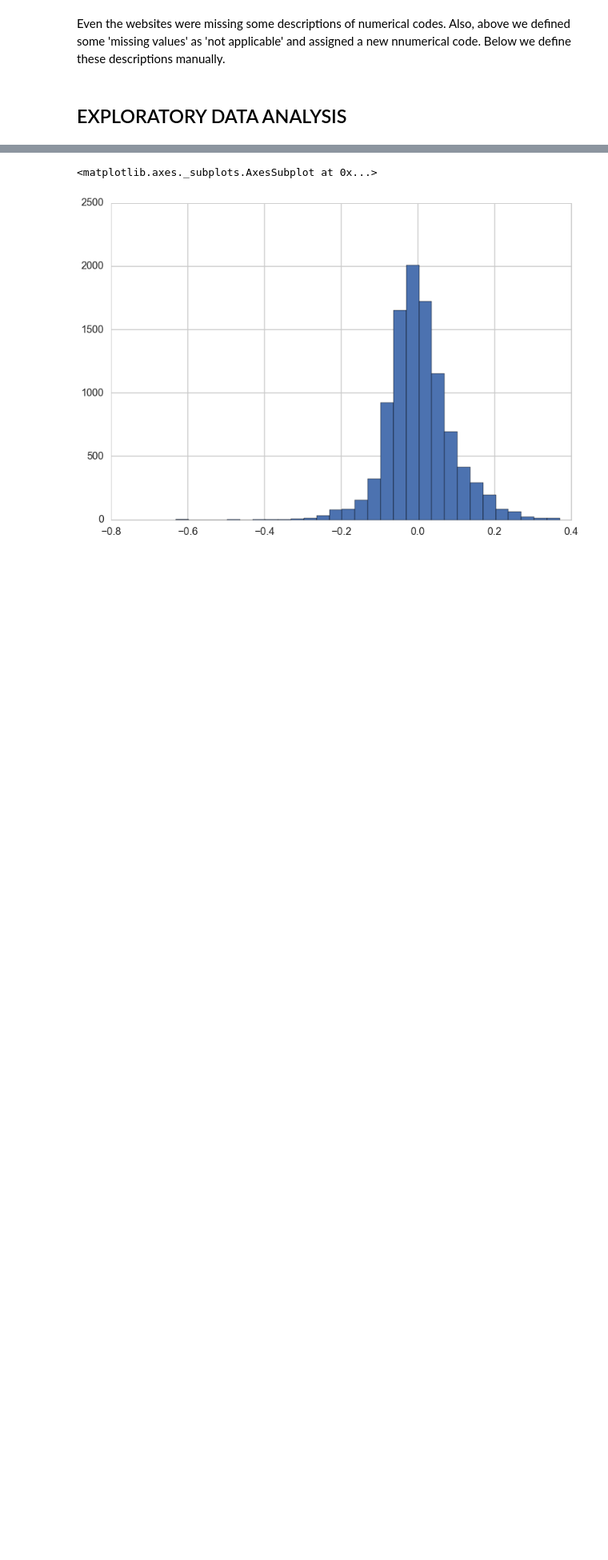
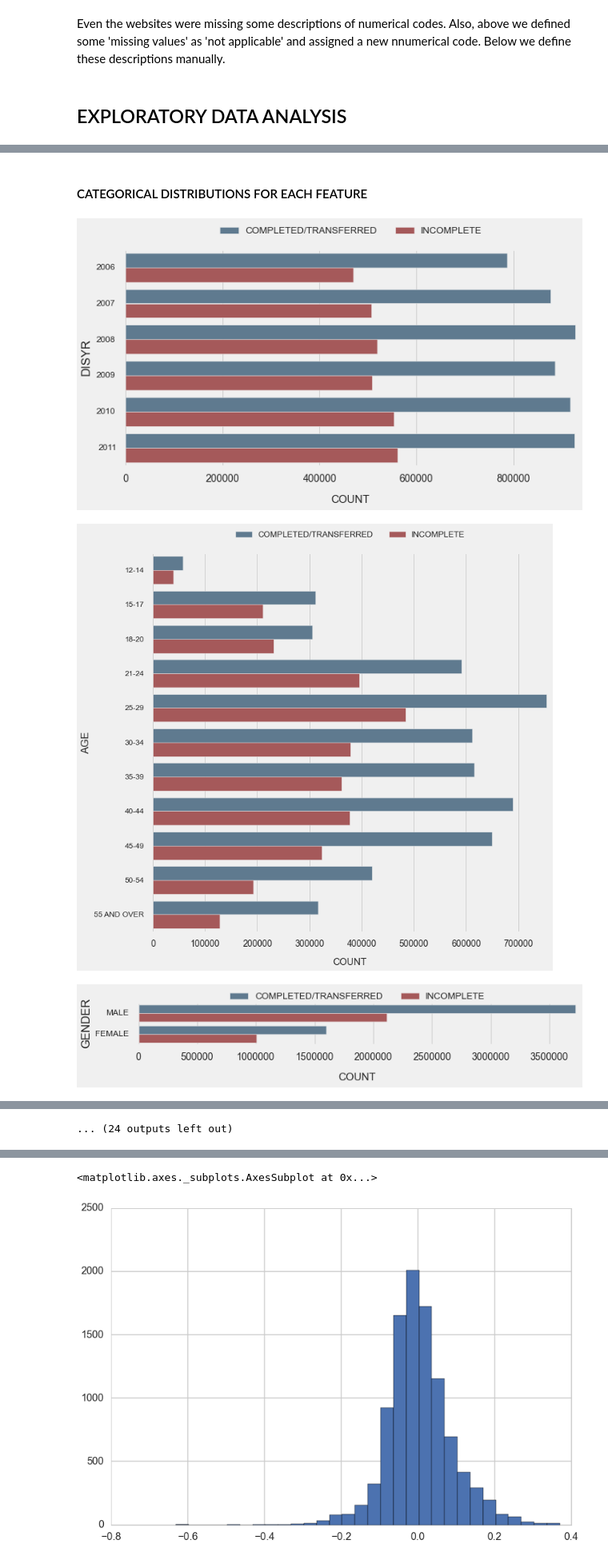
Before and after one commit to TNames/DRUG_TREATMENT_PROJECT, a Jupyter notebook: Process_Book.ipynb, the cells around one changed output, grey strips where cells are left out. Shown at 80% size. Saved outputs shown, nothing was run; the diff lists cells and outputs as text; code cells hidden in the pictures; blank space fills up the shorter version.

```diff
--- a/Process_Book.ipynb
+++ b/Process_Book.ipynb
@@ -651,0 +639,41 @@ for col in features:
+# %% [markdown]
+#### CATEGORICAL DISTRIBUTIONS FOR EACH FEATURE
+# %%
+
+from textwrap import wrap
+#define color palette to be used
+palette = sns.color_palette("Set1", n_colors=8, desat=.5)
+#for first plots, switch the order of color 1 and 2
+palette1=[palette[1], palette[0]]
+
+with plt.style.context(('fivethirtyeight')):
+    #use 'five thirty eight' plot style
+    for col in features:
+
+        #adjust figure size according to number of categories in feature
+        plt.figure(figsize=(10,(len(var_desc[col].keys()))-1))
+        #plot the count each category in the given feature, with the hue as the response variable
+        ax=sns.countplot(y=col, hue="RESPONSE", data=df_i, palette=palette1, order=var_desc[col].keys())
+
+        #Allow for wraping of text in yticklabels, based on code from link below
+        #http://stackoverflow.com/questions/15740682/wrapping-long-y-labels-in-matplotlib
+        #-tight-layout-using-setp
+        labels=var_desc[col].values()
+        labels = [ '\n'.join(wrap(l, 20)) for l in labels ]
+        ax.set_yticklabels(labels, fontsize=12)
+
+        #set location of legend according to number of categories in feature
+        y_anchor=1+0.85/len(var_desc[col])
+        L=ax.legend(loc='upper center', ncol=2, fontsize=13, bbox_to_anchor=(0.5, y_anchor))
+        #Edit legend labels
+        L.get_texts()[0].set_text('COMPLETED/TRANSFERRED')
+        L.get_texts()[1].set_text('INCOMPLETE')
+
+        ax.set_xlabel("COUNT", fontsize=15, labelpad=15)
+        ax.tick_params(axis='x', which='major', labelsize=14)
+        plt.margins(0.005)
+        plt.show();
+# %% [output]
+[figure, added]
+[figure, added]
+[figure, added]
@@ -651,0 +689 @@ for col in features:
+... (24 outputs left out)
```
Also changed, not shown: parts of 16 cells of this notebook.
